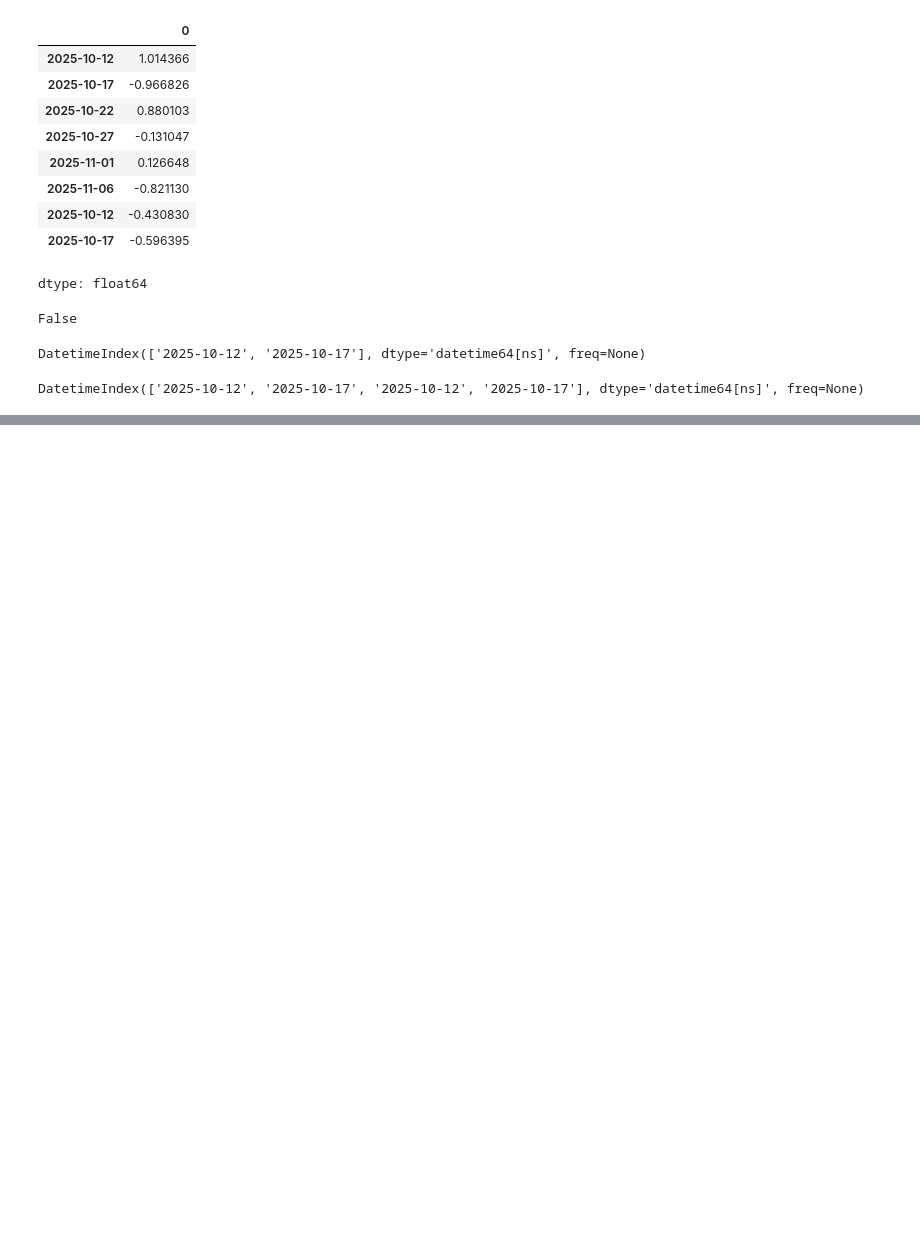
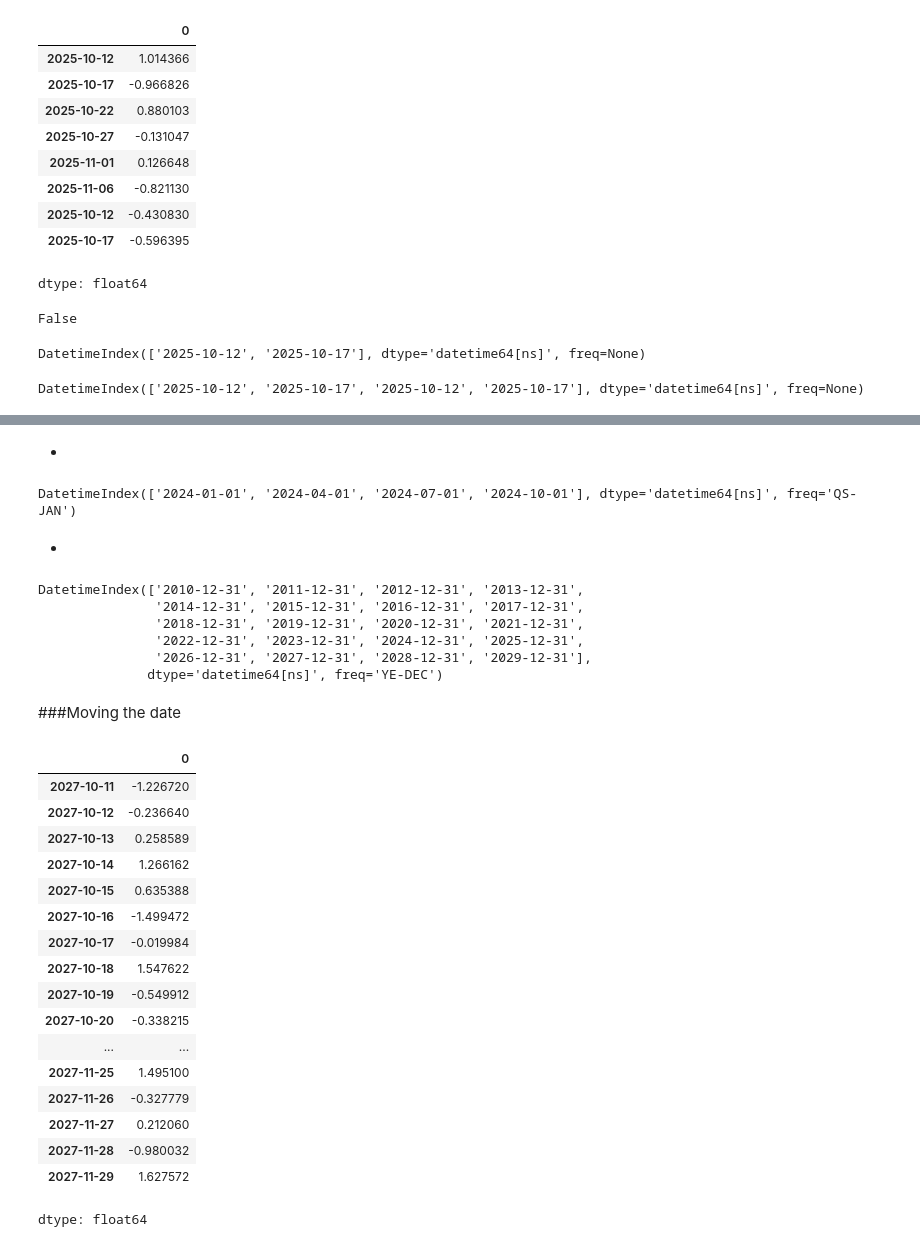
Before and after one commit to davidofitaly/notes_03_python_in_data_analysis, a Jupyter notebook: 08_time_series.ipynb, the cells around one changed output, grey strips where cells are left out. Saved outputs shown, nothing was run; the diff lists cells and outputs as text; code cells hidden in the pictures; blank space fills up the shorter version.

```diff
--- a/08_time_series.ipynb
+++ b/08_time_series.ipynb
@@ -333,0 +473,54 @@ DatetimeIndex(['2025-10-12', '2025-10-17', '2025-10-12', '2025-10-17'], dtype='d
+# %% [markdown]
+
+
+*
+# %%
+# Generate a range with a quarterly frequency (first day of the quarter)
+dates = pd.date_range(start='2023-11-17', periods=4, freq='QS')
+print(dates)
+# %% [output]
+DatetimeIndex(['2024-01-01', '2024-04-01', '2024-07-01', '2024-10-01'], dtype='datetime64[ns]', freq='QS-JAN')
+# %% [markdown]
+
+
+*
+# %%
+# Generate a range with an annual frequency (last day of the year)
+dates = pd.date_range(start='2010-01-01', periods=20, freq='YE')
+print(dates)
+# %% [output]
+DatetimeIndex(['2010-12-31', '2011-12-31', '2012-12-31', '2013-12-31',
+               '2014-12-31', '2015-12-31', '2016-12-31', '2017-12-31',
+               '2018-12-31', '2019-12-31', '2020-12-31', '2021-12-31',
+               '2022-12-31', '2023-12-31', '2024-12-31', '2025-12-31',
+               '2026-12-31', '2027-12-31', '2028-12-31', '2029-12-31'],
+              dtype='datetime64[ns]', freq='YE-DEC')
+# %% [markdown]
+###Moving the date
+# %%
+# Create a Series with a daily date range as the index and normally distributed values
+series = pd.Series(
+    np.random.randn(50),  # Generate 100 random values from a normal distribution
+    index=pd.date_range(start='2027-10-11', periods=50, freq='D')  # 100 daily timestamps
+)
+
+series
+# %% [output]
+|  | 0 |
+| 2027-10-11 | -1.226720 |
+| 2027-10-12 | -0.236640 |
+| 2027-10-13 | 0.258589 |
+| 2027-10-14 | 1.266162 |
+| 2027-10-15 | 0.635388 |
+| 2027-10-16 | -1.499472 |
+| 2027-10-17 | -0.019984 |
+| 2027-10-18 | 1.547622 |
+| 2027-10-19 | -0.549912 |
+| 2027-10-20 | -0.338215 |
+| ... | ... |
+| 2027-11-25 | 1.495100 |
+| 2027-11-26 | -0.327779 |
+| 2027-11-27 | 0.212060 |
+| 2027-11-28 | -0.980032 |
+| 2027-11-29 | 1.627572 |
+dtype: float64
```
Also changed, not shown: parts of 34 cells of this notebook.
